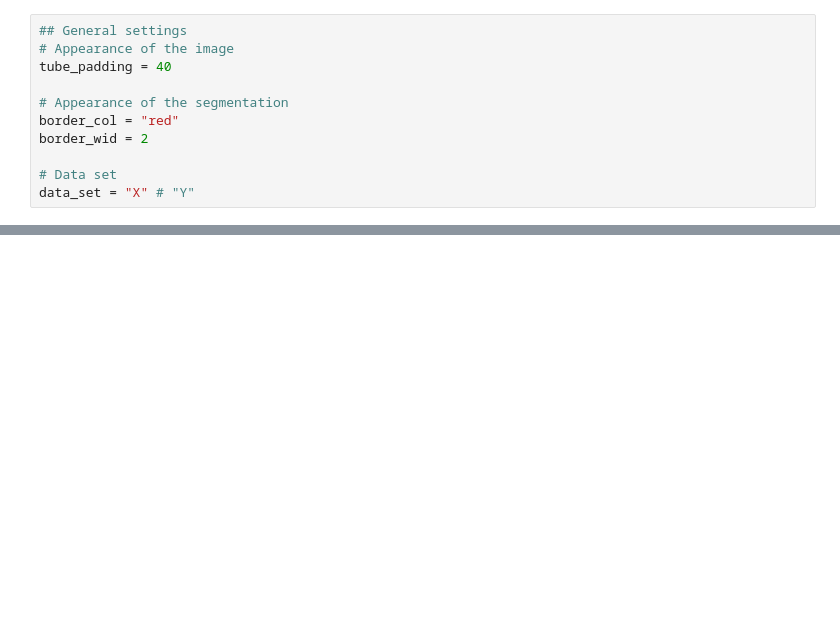
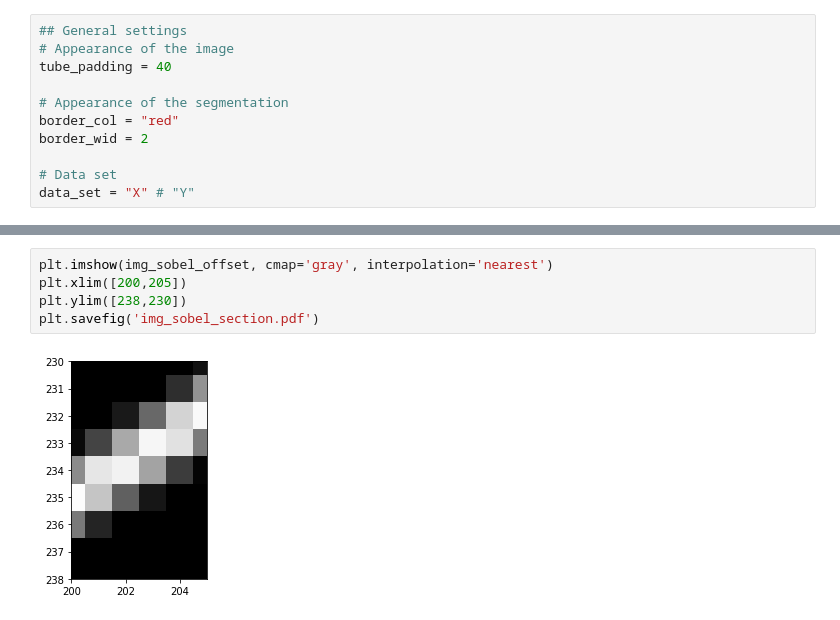
Before and after one commit to refurrer/IGTLab_RetoFurrer_2019, a Jupyter notebook: IGTLab_RetoFurrer_2019.ipynb, the cells around one changed output, grey strips where cells are left out. Saved outputs shown, nothing was run; the diff lists cells and outputs as text; blank space fills up the shorter version.

```diff
--- a/IGTLab_RetoFurrer_2019.ipynb
+++ b/IGTLab_RetoFurrer_2019.ipynb
@@ -152,0 +162,7 @@ fig.savefig('img_wallthickness.pdf')
+# %%
+plt.imshow(img_sobel_offset, cmap='gray', interpolation='nearest')
+plt.xlim([200,205])
+plt.ylim([238,230])
+plt.savefig('img_sobel_section.pdf')
+# %% [output]
+[figure, added]
```
Also changed, not shown: parts of 9 cells of this notebook.
